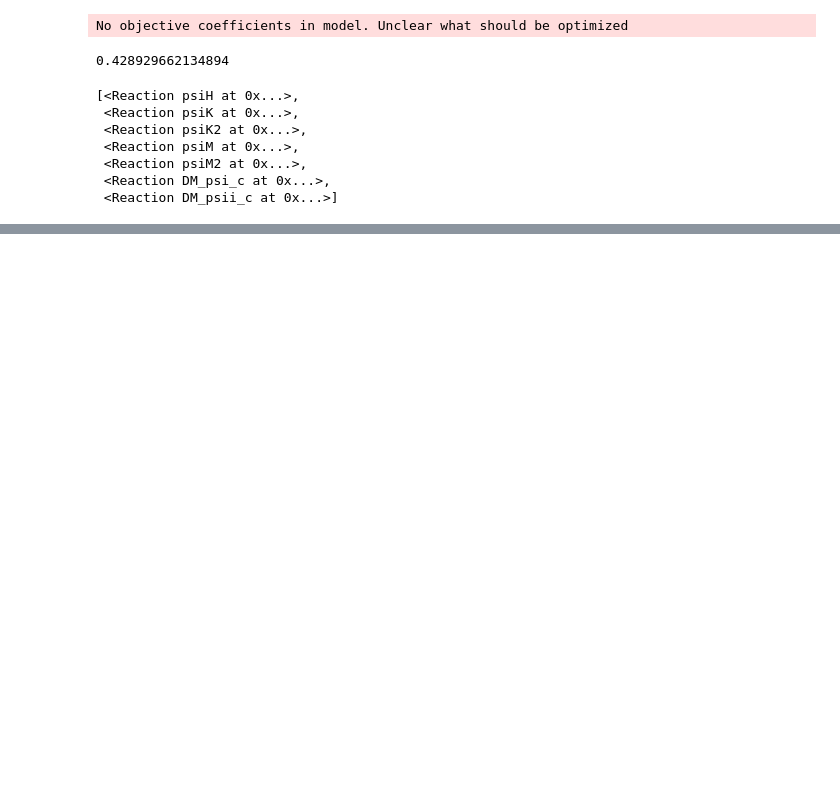
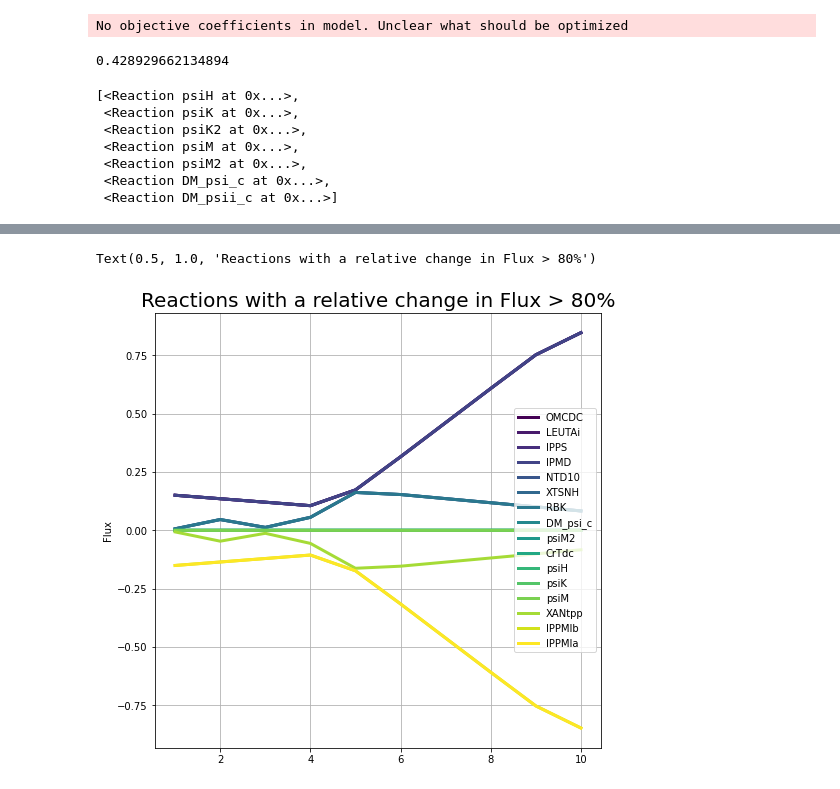
Before and after one commit to 27410/group-assignment-2021-Group-13-Psilocybin-production-in-Corynebacterium-glutamicum, a Jupyter notebook: fjarcopy.ipynb, the cells around one changed output, grey strips where cells are left out. Cells and saved outputs as stored; diff of their text form; code cells hidden in the pictures; blank space fills up the shorter version.

```diff
--- a/fjarcopy.ipynb
+++ b/fjarcopy.ipynb
@@ -63,0 +63,2 @@ plt.show()
+# %%
+target_reactions = FRDT3[FRDT3['RCiF'] > 1.8]
@@ -63,0 +85,9 @@ plt.show()
+# %%
+TR = target_reactions.drop(labels='RCiF', axis=1)
+# %%
+fig2 = TR.T.plot(cmap="viridis",figsize=(8, 8), grid =True, linewidth=3);
+fig2.set_ylabel('Flux')
+fig2.set_title('Reactions with a relative change in Flux > 80%', size=20)
+# %% [output]
+Text(0.5, 1.0, 'Reactions with a relative change in Flux > 80%')
+[figure, added]
```
Also changed, not shown: parts of 10 cells of this notebook, 1 other file.
